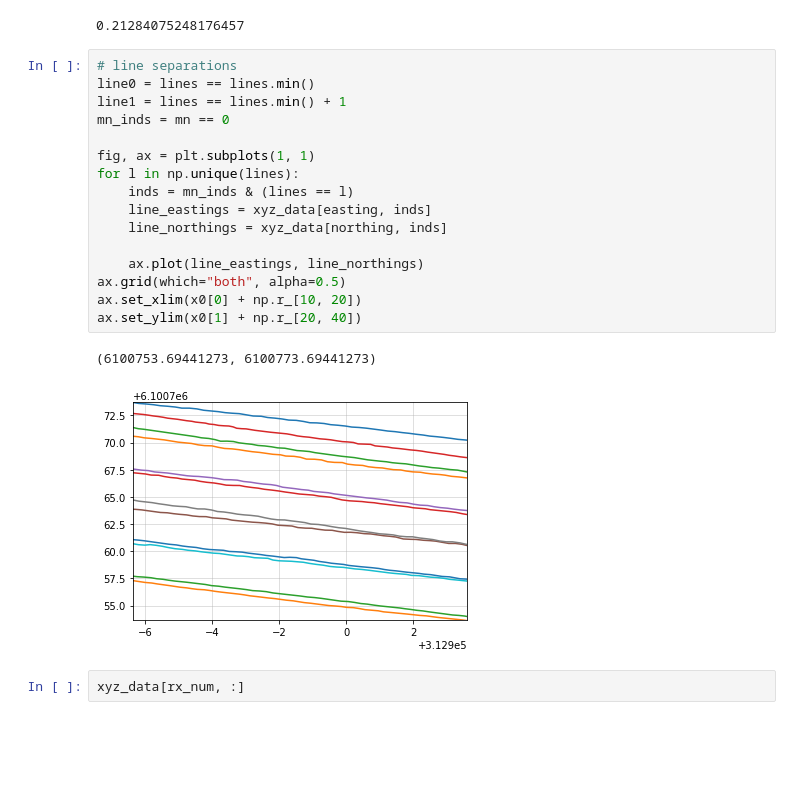
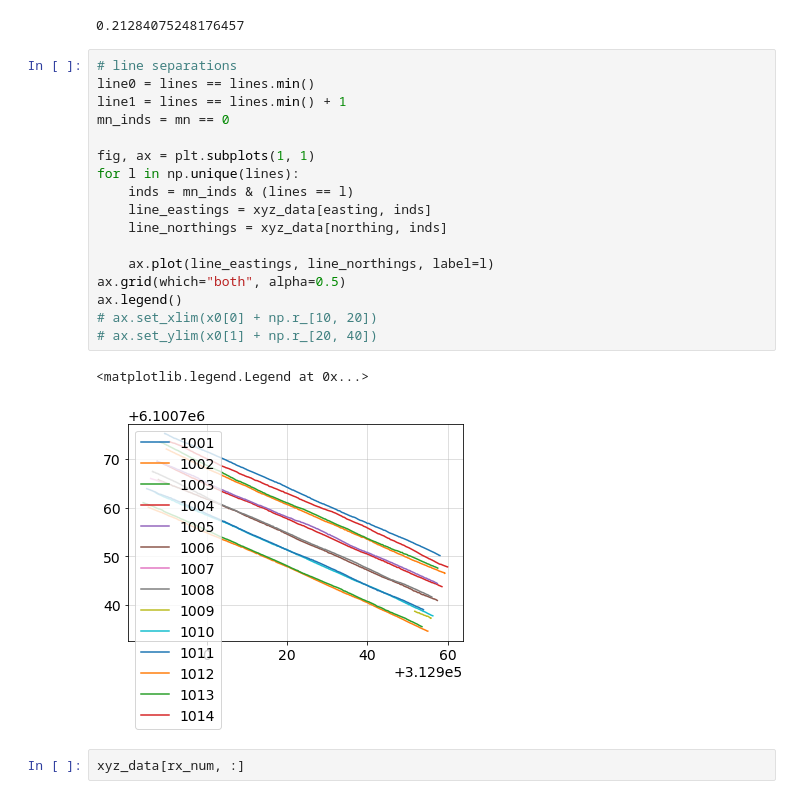
Before and after one commit to lheagy/uxo-notebooks, a Jupyter notebook: plotting_test_data.ipynb, the cells around one changed output. Cells and saved outputs as stored; diff of their text form; blank space fills up the shorter version.

```diff
--- a/plotting_test_data.ipynb
+++ b/plotting_test_data.ipynb
@@ -135,22 +137,23 @@ print(np.mean(line_dl))
 # %%
 # line separations
 line0 = lines == lines.min()
 line1 = lines == lines.min() + 1
 mn_inds = mn == 0
 
 fig, ax = plt.subplots(1, 1)
 for l in np.unique(lines):
     inds = mn_inds & (lines == l)
     line_eastings = xyz_data[easting, inds]
     line_northings = xyz_data[northing, inds]
 
-    ax.plot(line_eastings, line_northings)
+    ax.plot(line_eastings, line_northings, label=l)
 ax.grid(which="both", alpha=0.5)
-ax.set_xlim(x0[0] + np.r_[10, 20])
-ax.set_ylim(x0[1] + np.r_[20, 40])
+ax.legend()
+# ax.set_xlim(x0[0] + np.r_[10, 20])
+# ax.set_ylim(x0[1] + np.r_[20, 40])
 # %% [output]
-(6100753.69441273, 6100773.69441273)
+<matplotlib.legend.Legend at 0x...>
-[figure, old version]
+[figure, new version]
 # %%
 xyz_data[rx_num, :]
 # %% [output]
```
Also changed, not shown: parts of 5 cells of this notebook, 1 other file.
